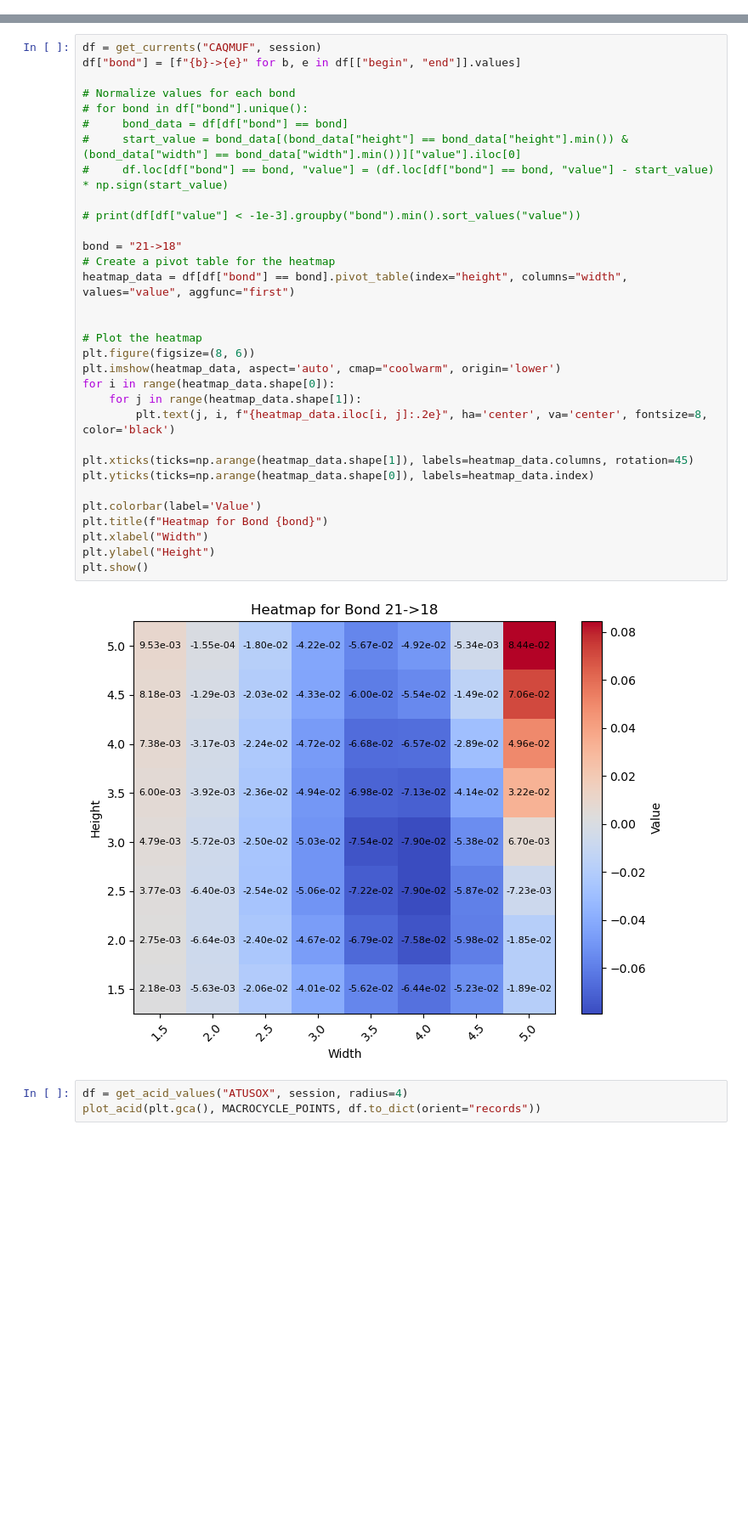
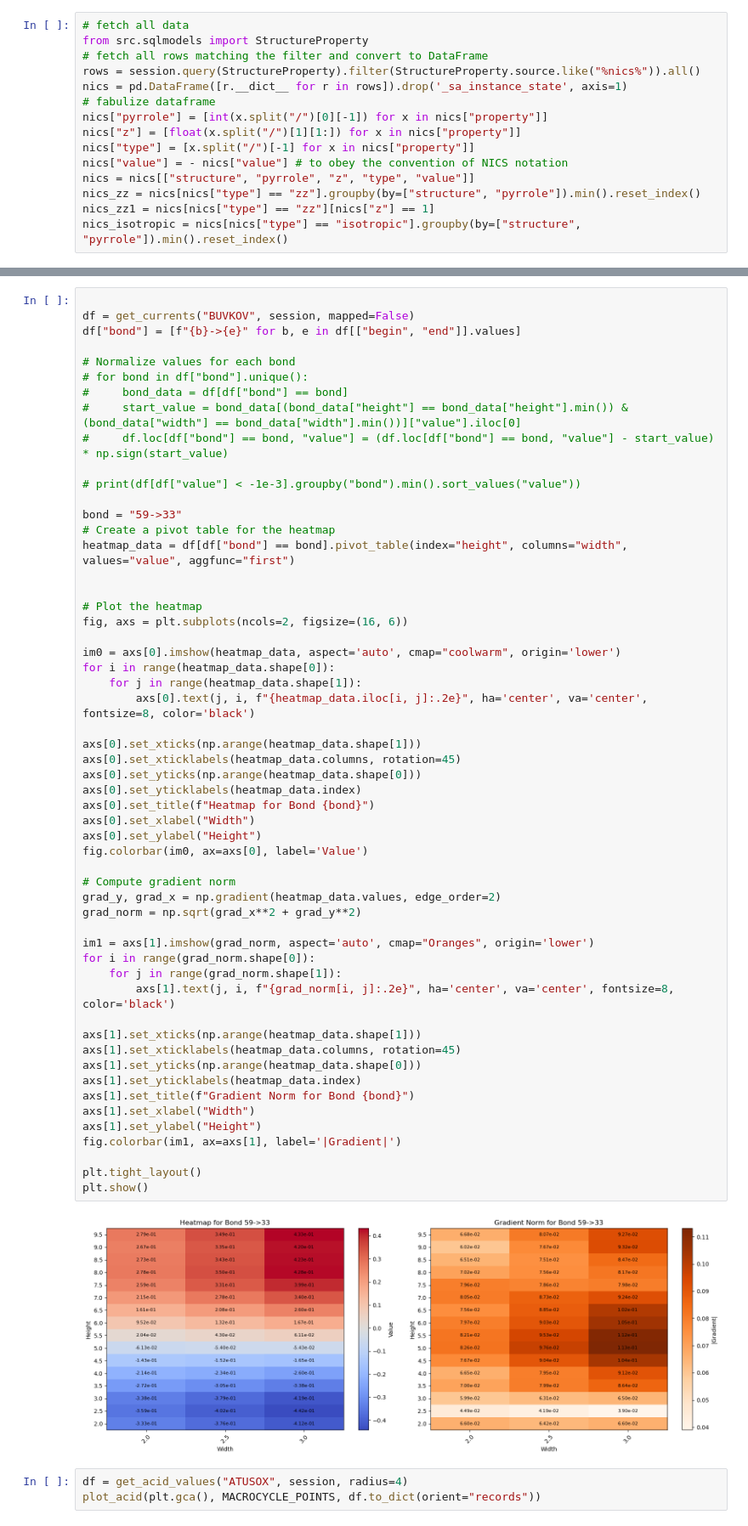
Before and after one commit to ajr15/PorCrystalStructures, a Jupyter notebook: notebooks/gimic.ipynb, the cells around one changed output, grey strips where cells are left out. Shown at 85% size. Saved outputs shown, nothing was run; the diff lists cells and outputs as text; blank space fills up the shorter version.

```diff
--- a/notebooks/gimic.ipynb
+++ b/notebooks/gimic.ipynb
@@ -191,0 +515,15 @@ MACROCYCLE_POINTS = get_atoms("../data/nmr/ATEWUT_0_out/gimic/mol.xyz")
+# %%
+# fetch all data
+from src.sqlmodels import StructureProperty
+# fetch all rows matching the filter and convert to DataFrame
+rows = session.query(StructureProperty).filter(StructureProperty.source.like("%nics%")).all()
+nics = pd.DataFrame([r.__dict__ for r in rows]).drop('_sa_instance_state', axis=1)
+# fabulize dataframe
+nics["pyrrole"] = [int(x.split("/")[0][-1]) for x in nics["property"]]
+nics["z"] = [float(x.split("/")[1][1:]) for x in nics["property"]]
+nics["type"] = [x.split("/")[-1] for x in nics["property"]]
+nics["value"] = - nics["value"] # to obey the convention of NICS notation
+nics = nics[["structure", "pyrrole", "z", "type", "value"]]
+nics_zz = nics[nics["type"] == "zz"].groupby(by=["structure", "pyrrole"]).min().reset_index()
+nics_zz1 = nics[nics["type"] == "zz"][nics["z"] == 1]
+nics_isotropic = nics[nics["type"] == "isotropic"].groupby(by=["structure", "pyrrole"]).min().reset_index()
@@ -249,37 +731,60 @@ plt.show()
 # %%
-df = get_currents("CAQMUF", session)
+
+df = get_currents("BUVKOV", session, mapped=False)
 df["bond"] = [f"{b}->{e}" for b, e in df[["begin", "end"]].values]
 
 # Normalize values for each bond
 # for bond in df["bond"].unique():
 #     bond_data = df[df["bond"] == bond]
 #     start_value = bond_data[(bond_data["height"] == bond_data["height"].min()) & (bond_data["width"] == bond_data["width"].min())]["value"].iloc[0]
 #     df.loc[df["bond"] == bond, "value"] = (df.loc[df["bond"] == bond, "value"] - start_value) * np.sign(start_value)
 
 # print(df[df["value"] < -1e-3].groupby("bond").min().sort_values("value"))
 
-bond = "21->18"
+bond = "59->33"
 # Create a pivot table for the heatmap
 heatmap_data = df[df["bond"] == bond].pivot_table(index="height", columns="width", values="value", aggfunc="first")
 
 
 # Plot the heatmap
-plt.figure(figsize=(8, 6))
-plt.imshow(heatmap_data, aspect='auto', cmap="coolwarm", origin='lower')
+fig, axs = plt.subplots(ncols=2, figsize=(16, 6))
+
+im0 = axs[0].imshow(heatmap_data, aspect='auto', cmap="coolwarm", origin='lower')
 for i in range(heatmap_data.shape[0]):
     for j in range(heatmap_data.shape[1]):
-        plt.text(j, i, f"{heatmap_data.iloc[i, j]:.2e}", ha='center', va='center', fontsize=8, color='black')
+        axs[0].text(j, i, f"{heatmap_data.iloc[i, j]:.2e}", ha='center', va='center', fontsize=8, color='black')
 
-plt.xticks(ticks=np.arange(heatmap_data.shape[1]), labels=heatmap_data.columns, rotation=45)
-plt.yticks(ticks=np.arange(heatmap_data.shape[0]), labels=heatmap_data.index)
+axs[0].set_xticks(np.arange(heatmap_data.shape[1]))
+axs[0].set_xticklabels(heatmap_data.columns, rotation=45)
+axs[0].set_yticks(np.arange(heatmap_data.shape[0]))
+axs[0].set_yticklabels(heatmap_data.index)
+axs[0].set_title(f"Heatmap for Bond {bond}")
+axs[0].set_xlabel("Width")
+axs[0].set_ylabel("Height")
+fig.colorbar(im0, ax=axs[0], label='Value')
 
-plt.colorbar(label='Value')
-plt.title(f"Heatmap for Bond {bond}")
-plt.xlabel("Width")
-plt.ylabel("Height")
+# Compute gradient norm
+grad_y, grad_x = np.gradient(heatmap_data.values, edge_order=2)
+grad_norm = np.sqrt(grad_x**2 + grad_y**2)
+
+im1 = axs[1].imshow(grad_norm, aspect='auto', cmap="Oranges", origin='lower')
+for i in range(grad_norm.shape[0]):
+    for j in range(grad_norm.shape[1]):
+        axs[1].text(j, i, f"{grad_norm[i, j]:.2e}", ha='center', va='center', fontsize=8, color='black')
+
+axs[1].set_xticks(np.arange(heatmap_data.shape[1]))
+axs[1].set_xticklabels(heatmap_data.columns, rotation=45)
+axs[1].set_yticks(np.arange(heatmap_data.shape[0]))
+axs[1].set_yticklabels(heatmap_data.index)
+axs[1].set_title(f"Gradient Norm for Bond {bond}")
+axs[1].set_xlabel("Width")
+axs[1].set_ylabel("Height")
+fig.colorbar(im1, ax=axs[1], label='|Gradient|')
+
+plt.tight_layout()
 plt.show()
 # %% [output]
-[figure, old version]
+[figure, new version]
 # %%
 df = get_acid_values("ATUSOX", session, radius=4)
 plot_acid(plt.gca(), MACROCYCLE_POINTS, df.to_dict(orient="records"))
```
Also changed, not shown: parts of 15 cells of this notebook, 10 other files.
